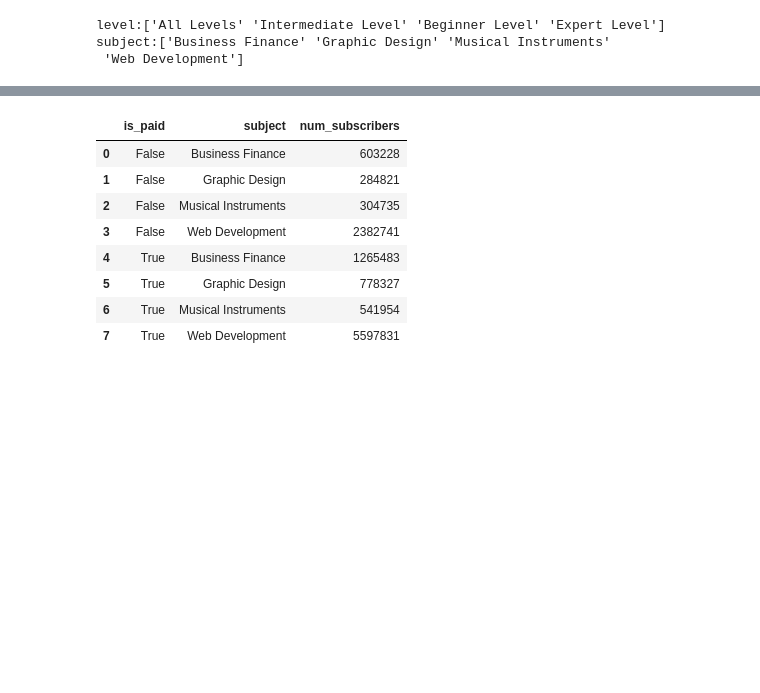
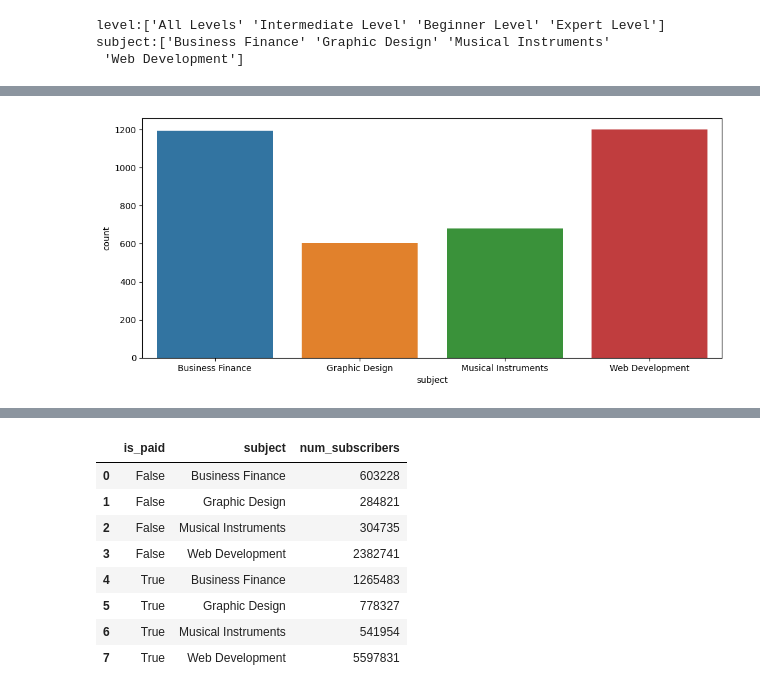
Before and after one commit to Elma-dev/Udemy_courses_Analyses, a Jupyter notebook: Udemy_courses_Analyse.ipynb, the cells around one changed output, grey strips where cells are left out. Drawn from its saved outputs; the diff is of its cells as text; code cells hidden in the pictures; blank space fills up the shorter version.

```diff
--- a/Udemy_courses_Analyse.ipynb
+++ b/Udemy_courses_Analyse.ipynb
@@ -71,0 +140,10 @@ subject:['Business Finance' 'Graphic Design' 'Musical Instruments'
+# %%
+#change size of plot figsize(w,h)
+plt.figure(figsize=(12,5))
+# method1: udemy_data.groupby('subject').count().is_paid.to_frame().plot(kind='bar')
+subject_count=udemy_data.groupby('subject').count().is_paid.to_frame().reset_index()
+sns.barplot(data=subject_count,x='subject',y='is_paid')
+plt.ylabel('count')
+plt.show()
+# %% [output]
+[figure, added]
```
Also changed, not shown: parts of 19 cells of this notebook.
